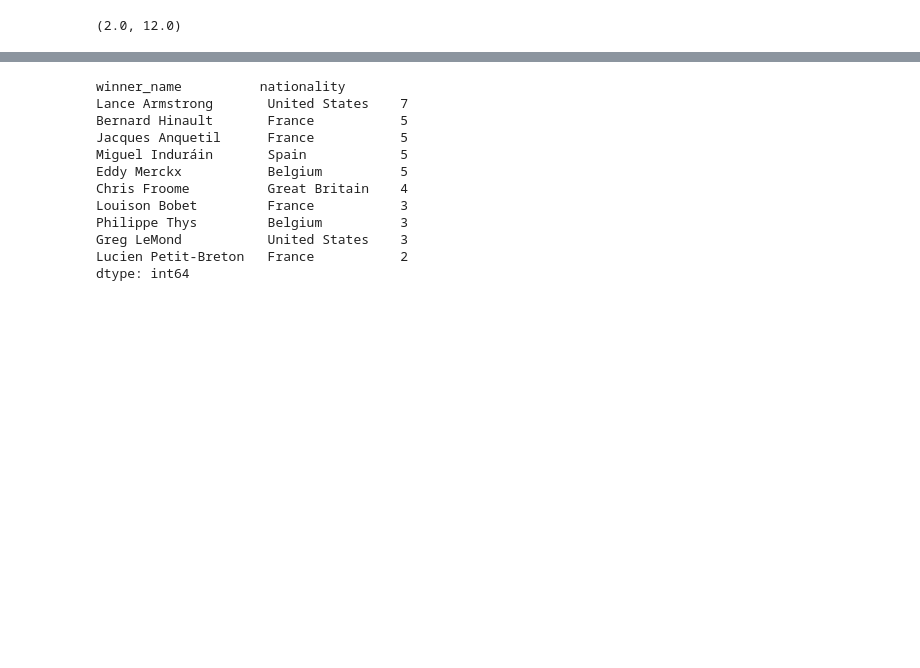
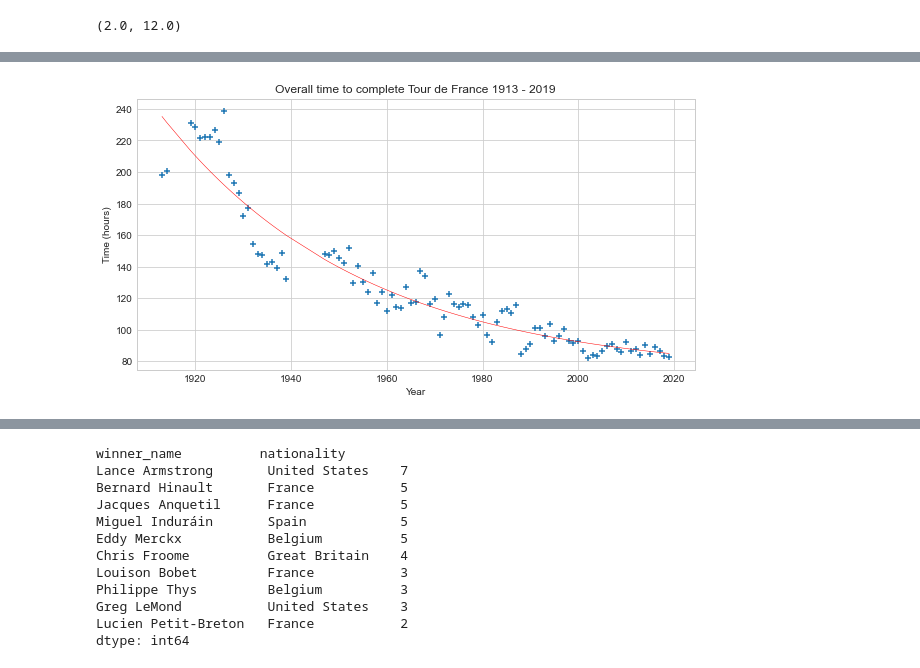
Before and after one commit to mbarnax/tdf-analysis-viz, a Jupyter notebook: tour-de-france.ipynb, the cells around one changed output, grey strips where cells are left out. Saved outputs shown, nothing was run; the diff lists cells and outputs as text; code cells hidden in the pictures; blank space fills up the shorter version.

```diff
--- a/tour-de-france.ipynb
+++ b/tour-de-france.ipynb
@@ -172,2 +193,17 @@ Can see that the winning time margin would fit an exponential curve better so go
 # %%
 from scipy.optimize import curve_fit
+# %%
+def func(x, a, b, c):
+    return a * np.exp(-b * x) + c
+
+xdata = winners['start_date'][10:]
+ydata = winners['time_overall'][10:]
+fig, ax0 = plt.subplots(figsize=(10,5))
+
+ax0.scatter(xdata, ydata, marker='+')
+popt, pcov = curve_fit(func, xdata, ydata, p0=[0.5, 1e-10, 0.5], maxfev=5000);
+
+ax0.plot(xdata, func(xdata, *popt), 'r-', linewidth=0.5);
+ax0.set(title='Overall time to complete Tour de France 1913 - 2019', xlabel='Year', ylabel='Time (hours)');
+# %% [output]
+[figure, added]
```
Also changed, not shown: parts of 27 cells of this notebook.
